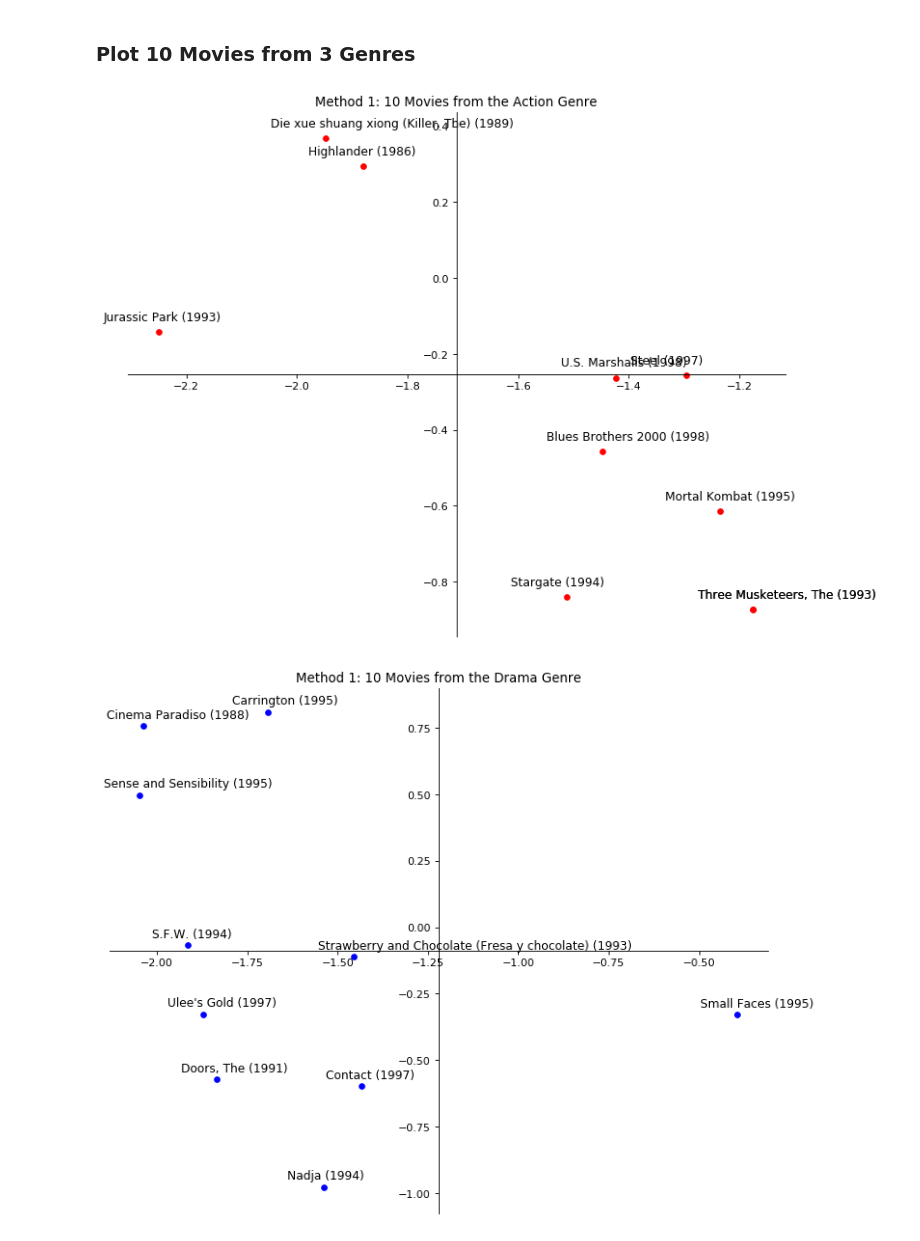
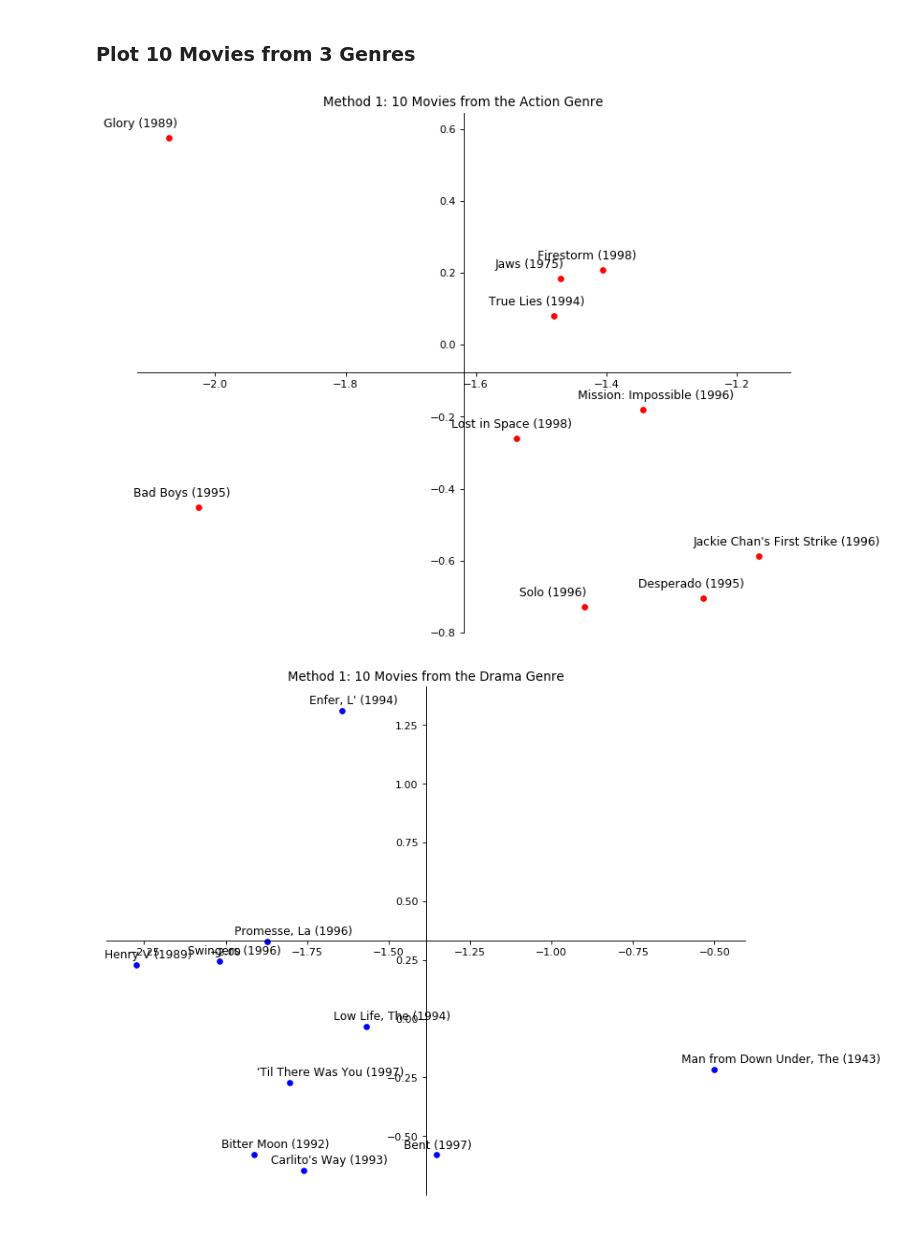
Before and after one commit to 18jeffreyma/cs155-visualization-miniproject, a Jupyter notebook: 5_matrix_factorization.ipynb, the cells around one changed output. Cells and saved outputs as stored; diff of their text form; code cells hidden in the pictures.

Commit message:
fixed visualizations

```diff
--- a/5_matrix_factorization.ipynb
+++ b/5_matrix_factorization.ipynb
@@ -138,7 +138,7 @@ for i in range(1,len(id_to_movie_title)):
 ### Plot 10 Movies from Entire Dataset
 # %%
 np.random.seed(42)
-movies = np.random.choice(list(movie_to_genre.keys()), 10)
+movies = np.random.choice(list(movie_to_genre.keys()), 10, replace=False)
 movie_ids = [movie_to_id[m] for m in movies]
 
 # ====================== TEN CHOSEN MOVIES PLOT ======================
@@ -253,15 +253,15 @@ for key, val in movie_to_genre.items():
         fantasy.append(key)
 
 np.random.seed(42)
-action = np.random.choice(action, 10)
+action = np.random.choice(action, 10, replace=False)
 action_id = [movie_to_id[m] for m in action]
 
 np.random.seed(42)
-drama = np.random.choice(drama, 10)
+drama = np.random.choice(drama, 10, replace=False)
 drama_id = [movie_to_id[m] for m in drama]
 
 np.random.seed(42)
-fantasy = np.random.choice(fantasy, 10)
+fantasy = np.random.choice(fantasy, 10, replace=False)
 fantasy_id = [movie_to_id[m] for m in fantasy]
 
 # ====================== TEN MOVIES FROM EACH OF THE THREE GENRES PLOT ======================
@@ -305,32 +305,32 @@ ax.yaxis.set_ticks_position('left')
 for i in range(len(V_drama)):
     x = V_drama[i][0]
     y = V_drama[i][1]
     plt.scatter(x, y, marker='.', color='blue', s=100)
     plt.text(x - 0.1, y + 0.03, drama[i], fontsize=11)
 plt.title('Method 1: 10 Movies from the Drama Genre')
 plt.show()
 
 # FANTASY GENRE
 V_fantasy = np.take(np.transpose(V_tilde), fantasy_id, axis=0)
 
 fig = plt.figure(figsize=(11, 9), dpi=80)
 ax = fig.add_subplot(1, 1, 1)
 
 # Center axes
 ax.spines['left'].set_position('center')
 ax.spines['bottom'].set_position('center')
 ax.spines['right'].set_color('none')
 ax.spines['top'].set_color('none')
 ax.xaxis.set_ticks_position('bottom')
 ax.yaxis.set_ticks_position('left')
 
 for i in range(len(V_fantasy)):
     x = V_fantasy[i][0]
     y = V_fantasy[i][1]
     plt.scatter(x, y, marker='.', color='purple', s=100)
     plt.text(x - 0.1, y + 0.03, fantasy[i], fontsize=11)
 plt.title('Method 1: 10 Movies from the Fantasy Genre')
 plt.show()
 # %% [output]
-[figure, old version]
+[figure, new version]
-[figure, old version]
+[figure, new version]
```
Also changed, not shown: parts of 2 cells of this notebook, 1 other file.
